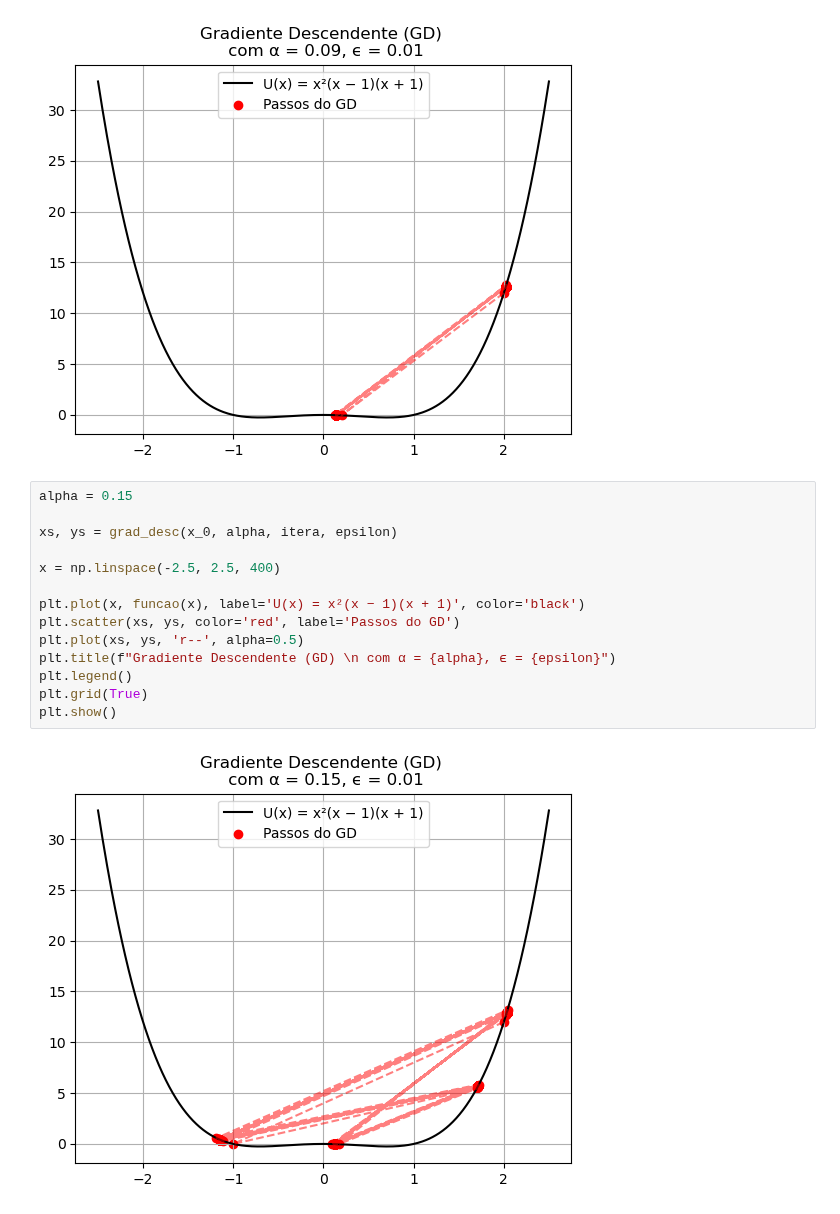
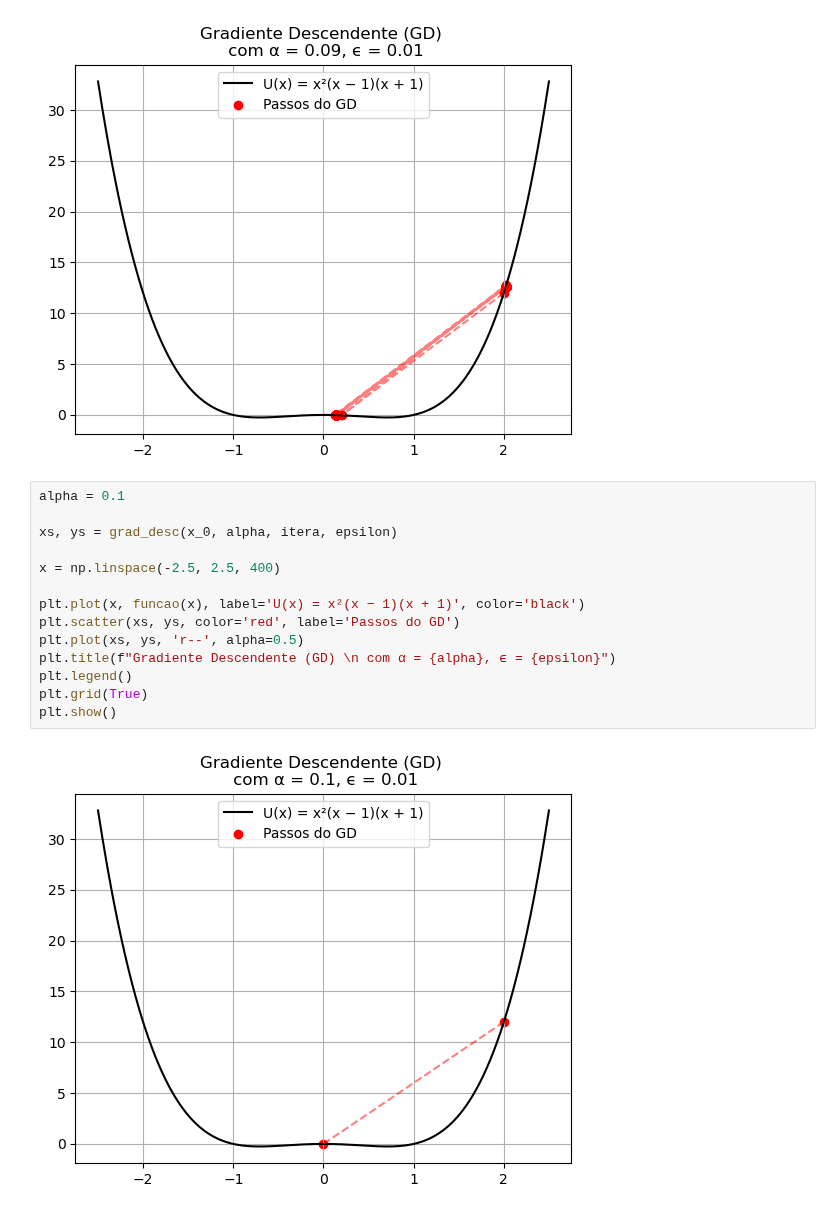
Before and after one commit to brunamendesfis/Computational_Physics, a Jupyter notebook: Redes_Neurais/Atividades/Exercício_02.ipynb, the cells around one changed output. Cells and saved outputs as stored; diff of their text form.

```diff
--- a/Redes_Neurais/Atividades/Exercício_02.ipynb
+++ b/Redes_Neurais/Atividades/Exercício_02.ipynb
@@ -82,18 +82,18 @@ plt.show()
 # %% [output]
 [figure]
 # %%
-alpha = 0.15
+alpha = 0.1
 
 xs, ys = grad_desc(x_0, alpha, itera, epsilon)
 
 x = np.linspace(-2.5, 2.5, 400)
 
 plt.plot(x, funcao(x), label='U(x) = x²(x − 1)(x + 1)', color='black')
 plt.scatter(xs, ys, color='red', label='Passos do GD')
 plt.plot(xs, ys, 'r--', alpha=0.5)
 plt.title(f"Gradiente Descendente (GD) \n com α = {alpha}, ϵ = {epsilon}")
 plt.legend()
 plt.grid(True)
 plt.show()
 # %% [output]
-[figure, old version]
+[figure, new version]
```
Also changed, not shown: parts of 4 cells of this notebook, 3 other files.
